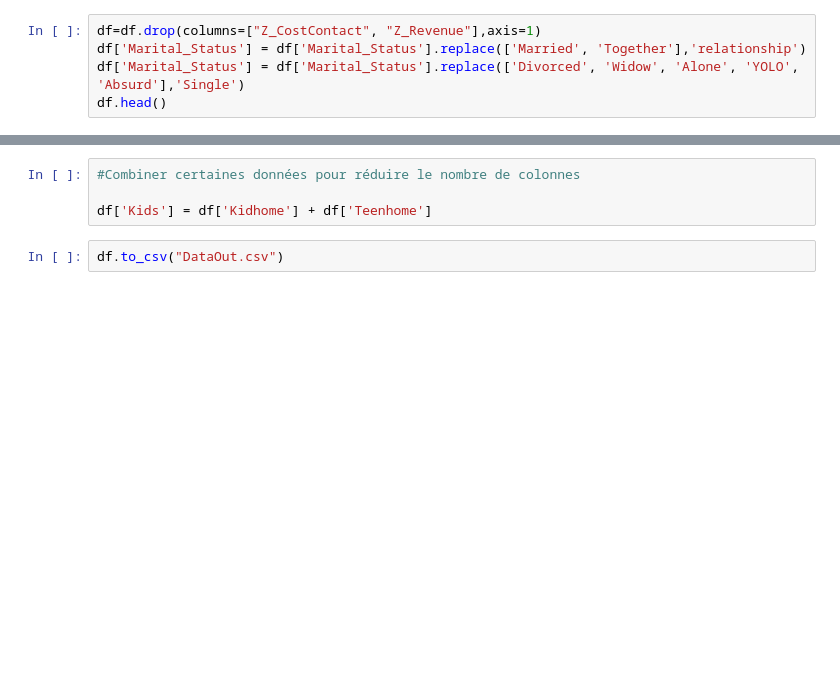
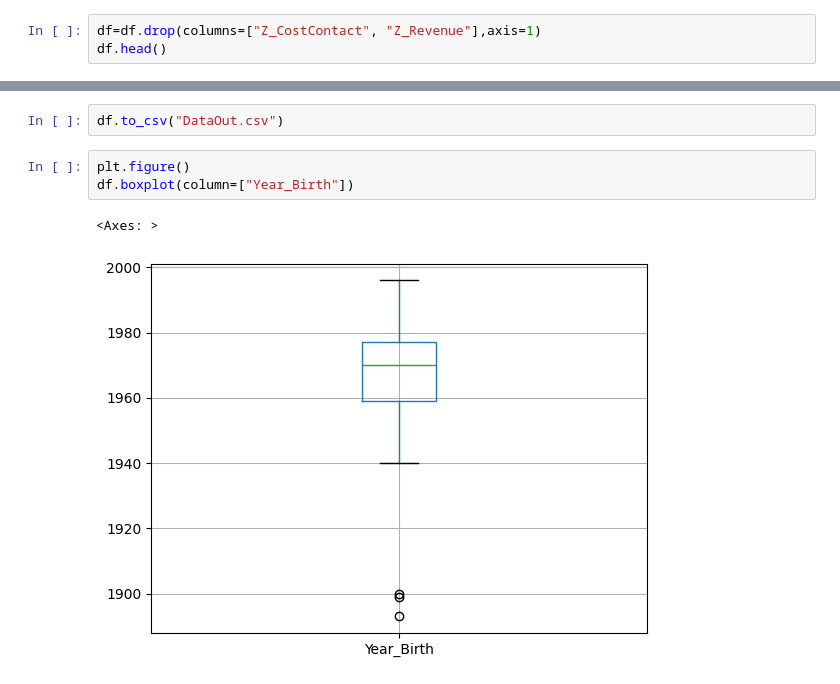
Before and after one commit to julessa/Rush5PDG4, a Jupyter notebook: data cleaning.ipynb, the cells around one changed output, grey strips where cells are left out. Saved outputs shown, nothing was run; the diff lists cells and outputs as text; blank space fills up the shorter version.

```diff
--- a/data cleaning.ipynb
+++ b/data cleaning.ipynb
@@ -75,8 +75,6 @@ Response                0
 dtype: int64
 # %%
 df=df.drop(columns=["Z_CostContact", "Z_Revenue"],axis=1)
-df['Marital_Status'] = df['Marital_Status'].replace(['Married', 'Together'],'relationship')
-df['Marital_Status'] = df['Marital_Status'].replace(['Divorced', 'Widow', 'Alone', 'YOLO', 'Absurd'],'Single')
 df.head()
 # %% [output]
 |  | ID | Year_Birth | Education | Marital_Status | Income | Kidhome | Teenhome | Dt_Customer | Recency | ... |
@@ -128,9 +126,11 @@ MntMeatProducts    MntWines               0.562667
 Income             NumWebVisitsMonth      0.549824
 MntMeatProducts    MntFruits              0.543105
 dtype: float64
-# %%
-#Combiner certaines données pour réduire le nombre de colonnes
-
-df['Kids'] = df['Kidhome'] + df['Teenhome']
 # %%
 df.to_csv("DataOut.csv")
+# %%
+plt.figure()
+df.boxplot(column=["Year_Birth"])
+# %% [output]
+<Axes: >
+[figure, added]
```
Also changed, not shown: parts of 2 cells of this notebook, 1 other file.
